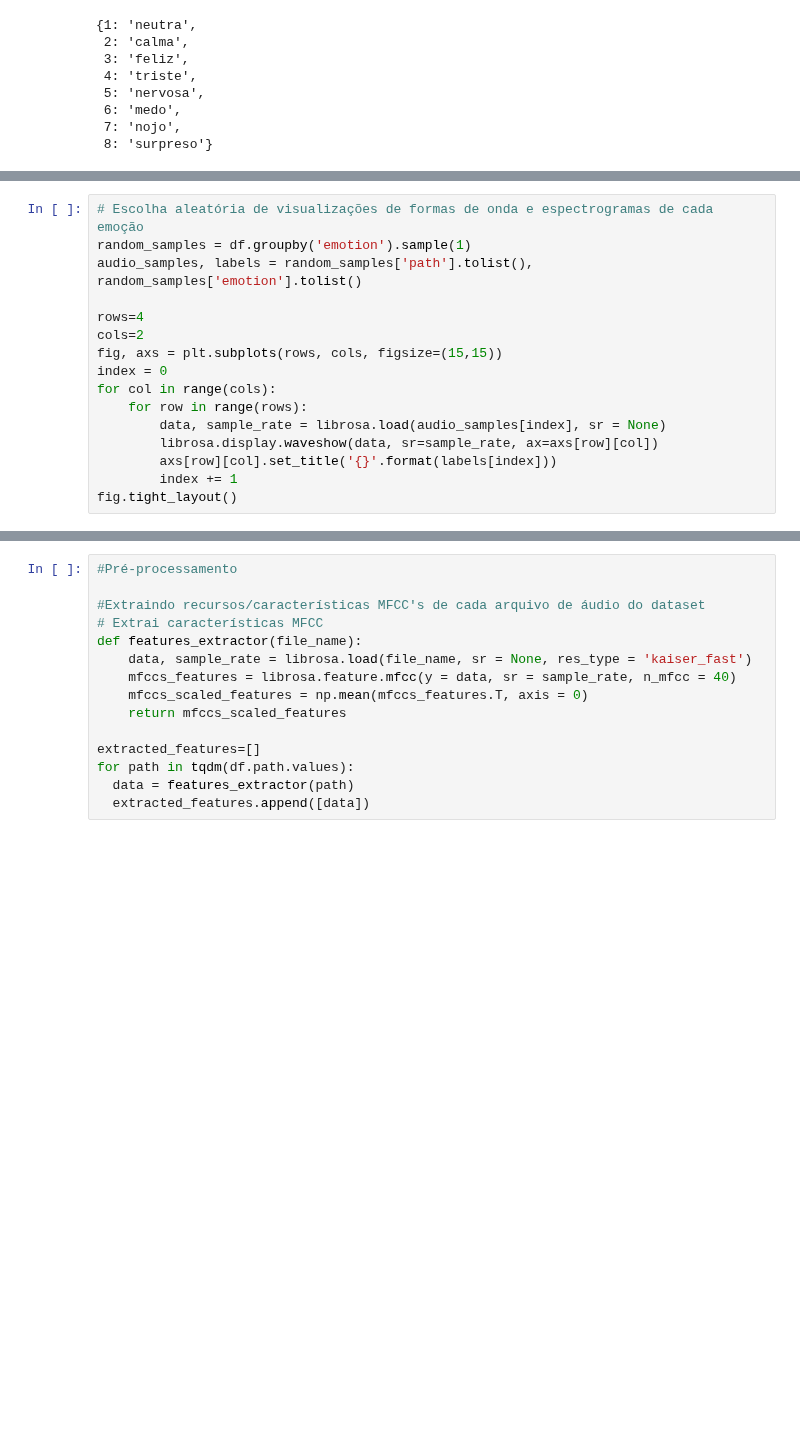
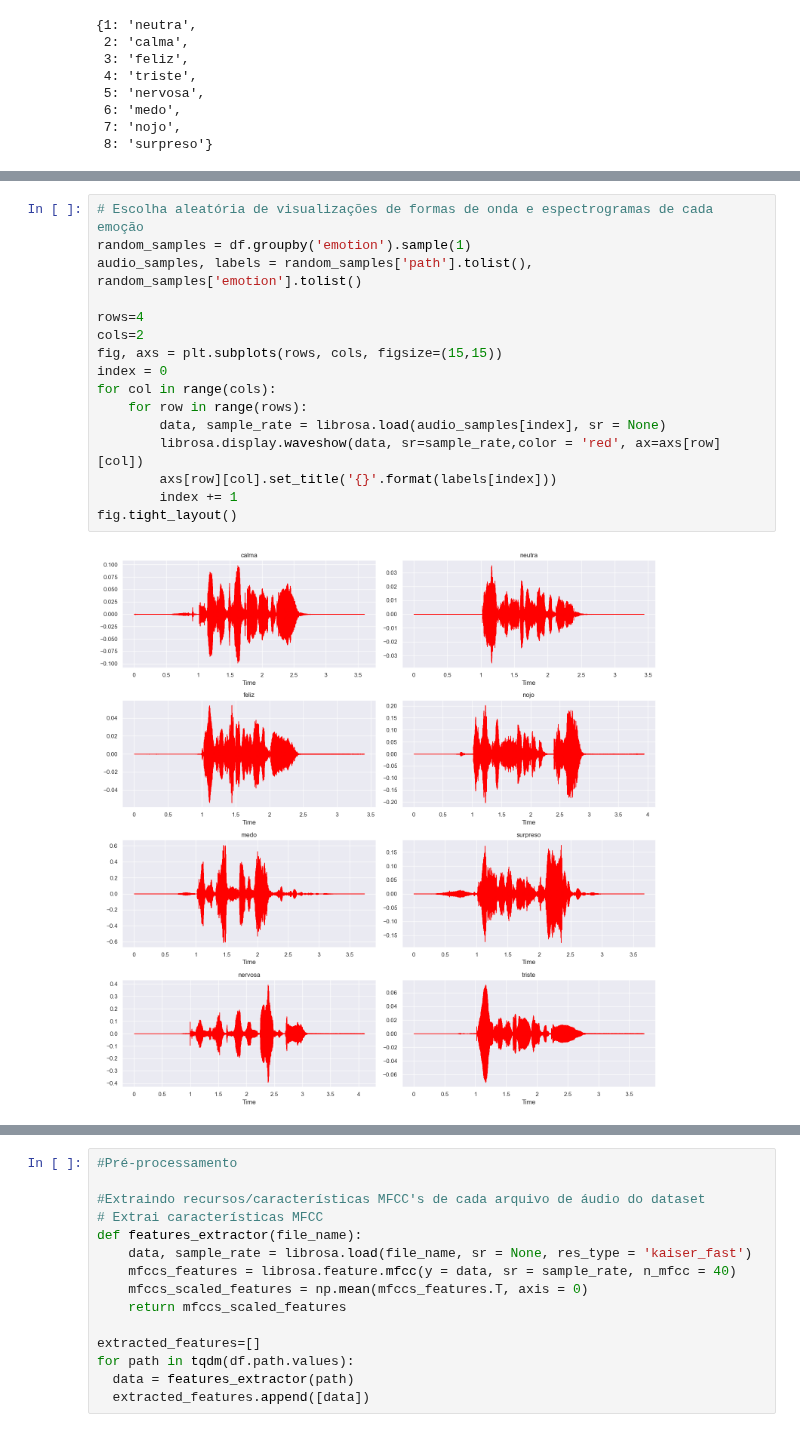
Before and after one commit to eltongaspar/python, a Jupyter notebook: Exercicio 77 - Voz-Audio.ipynb, the cells around one changed output, grey strips where cells are left out. Cells and saved outputs as stored; diff of their text form; blank space fills up the shorter version.

```diff
--- a/Exercicio 77 - Voz-Audio.ipynb
+++ b/Exercicio 77 - Voz-Audio.ipynb
@@ -207,19 +262,21 @@ Audio(data = data, rate = sample_rate)
 # %%
 # Escolha aleatória de visualizações de formas de onda e espectrogramas de cada emoção
 random_samples = df.groupby('emotion').sample(1)
 audio_samples, labels = random_samples['path'].tolist(), random_samples['emotion'].tolist()
 
 rows=4
 cols=2
 fig, axs = plt.subplots(rows, cols, figsize=(15,15))
 index = 0
 for col in range(cols):
     for row in range(rows):
         data, sample_rate = librosa.load(audio_samples[index], sr = None)
-        librosa.display.waveshow(data, sr=sample_rate, ax=axs[row][col])
+        librosa.display.waveshow(data, sr=sample_rate,color = 'red', ax=axs[row][col])
         axs[row][col].set_title('{}'.format(labels[index]))
         index += 1
 fig.tight_layout()
+# %% [output]
+[figure, added]
 # %%
 #Espectrogramas de STFT
 
```
Also changed, not shown: parts of 27 cells of this notebook, 2 other files.
